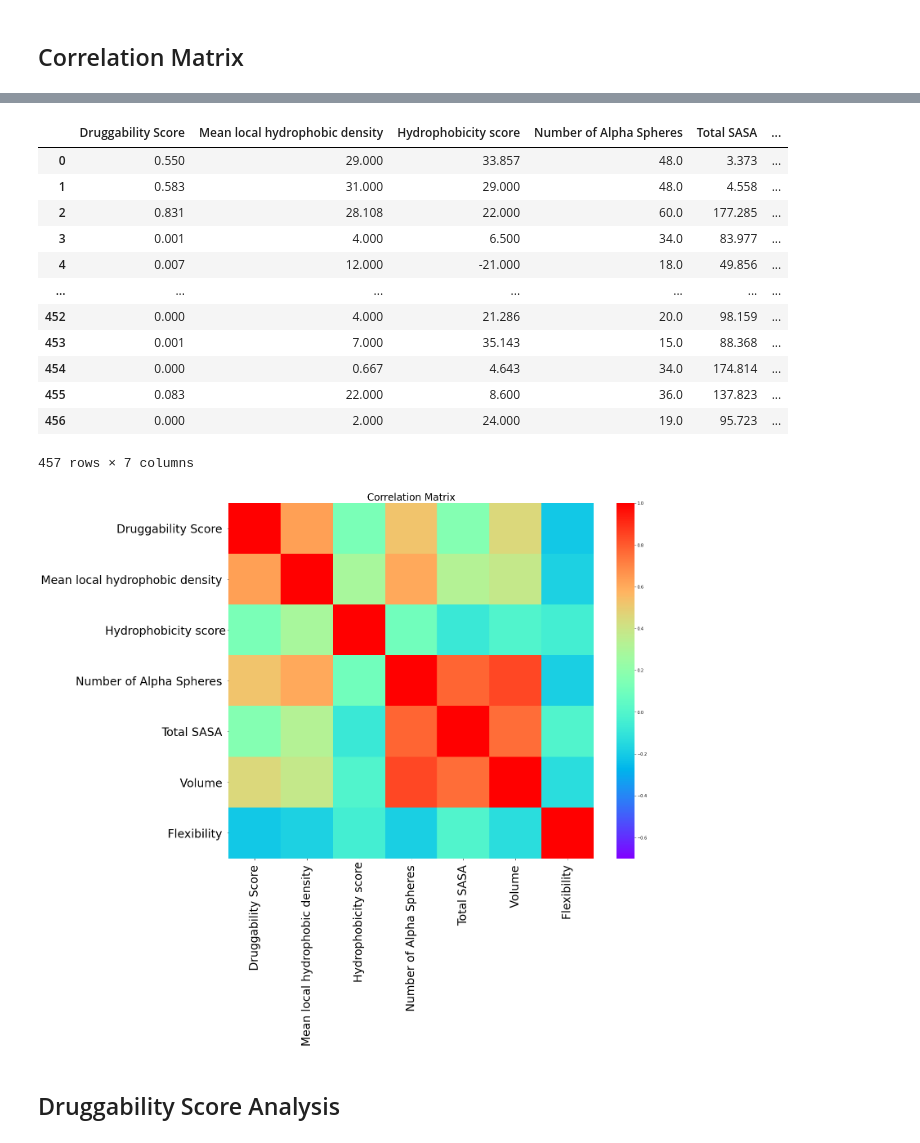
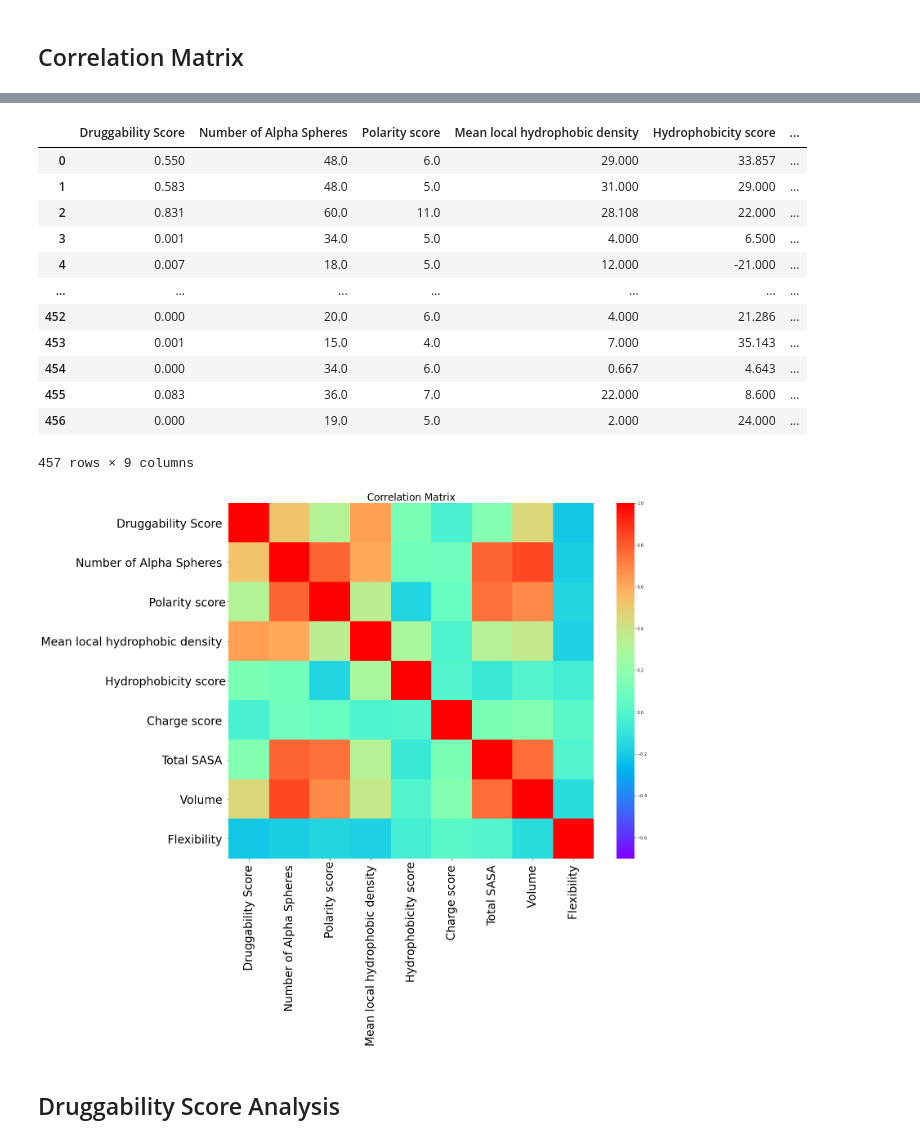
Before and after one commit to kostas-panagiotakis/Protein_pockets, a Jupyter notebook: Feature Selection Classification.ipynb, the cells around one changed output, grey strips where cells are left out. Drawn from its saved outputs; the diff is of its cells as text; code cells hidden in the pictures.

```diff
--- a/Feature Selection Classification.ipynb
+++ b/Feature Selection Classification.ipynb
@@ -190,21 +206,21 @@ subset_df = subset_df.astype(float)
 # %%
-subset_df = subset_df[['Druggability Score ', 'Mean local hydrophobic density ','Hydrophobicity score', 'Number of Alpha Spheres ', 'Total SASA ','Volume ', 'Flexibility ']]
+subset_df = subset_df[['Druggability Score ', 'Number of Alpha Spheres ','Polarity score', 'Mean local hydrophobic density ','Hydrophobicity score','Charge score ', 'Total SASA ','Volume ', 'Flexibility ']]
 
 subset_df
 # %% [output]
-|  | Druggability Score | Mean local hydrophobic density | Hydrophobicity score | Number of Alpha Spheres | Total SASA | ... |
-| 0 | 0.550 | 29.000 | 33.857 | 48.0 | 3.373 | ... |
-| 1 | 0.583 | 31.000 | 29.000 | 48.0 | 4.558 | ... |
-| 2 | 0.831 | 28.108 | 22.000 | 60.0 | 177.285 | ... |
-| 3 | 0.001 | 4.000 | 6.500 | 34.0 | 83.977 | ... |
-| 4 | 0.007 | 12.000 | -21.000 | 18.0 | 49.856 | ... |
+|  | Druggability Score | Number of Alpha Spheres | Polarity score | Mean local hydrophobic density | Hydrophobicity score | ... |
+| 0 | 0.550 | 48.0 | 6.0 | 29.000 | 33.857 | ... |
+| 1 | 0.583 | 48.0 | 5.0 | 31.000 | 29.000 | ... |
+| 2 | 0.831 | 60.0 | 11.0 | 28.108 | 22.000 | ... |
+| 3 | 0.001 | 34.0 | 5.0 | 4.000 | 6.500 | ... |
+| 4 | 0.007 | 18.0 | 5.0 | 12.000 | -21.000 | ... |
 | ... | ... | ... | ... | ... | ... | ... |
-| 452 | 0.000 | 4.000 | 21.286 | 20.0 | 98.159 | ... |
-| 453 | 0.001 | 7.000 | 35.143 | 15.0 | 88.368 | ... |
-| 454 | 0.000 | 0.667 | 4.643 | 34.0 | 174.814 | ... |
-| 455 | 0.083 | 22.000 | 8.600 | 36.0 | 137.823 | ... |
-| 456 | 0.000 | 2.000 | 24.000 | 19.0 | 95.723 | ... |
+| 452 | 0.000 | 20.0 | 6.0 | 4.000 | 21.286 | ... |
+| 453 | 0.001 | 15.0 | 4.0 | 7.000 | 35.143 | ... |
+| 454 | 0.000 | 34.0 | 6.0 | 0.667 | 4.643 | ... |
+| 455 | 0.083 | 36.0 | 7.0 | 22.000 | 8.600 | ... |
+| 456 | 0.000 | 19.0 | 5.0 | 2.000 | 24.000 | ... |
-457 rows × 7 columns
+457 rows × 9 columns
 # %%
 plt.figure(figsize=(20, 16))
 
@@ -220,7 +236,7 @@ plt.title('Correlation Matrix', fontsize=24)
 
 plt.show()
 # %% [output]
-[figure, old version]
+[figure, new version]
 # %% [markdown]
 ## Druggability Score Analysis
 # %%
```
Also changed, not shown: parts of 3 cells of this notebook.
